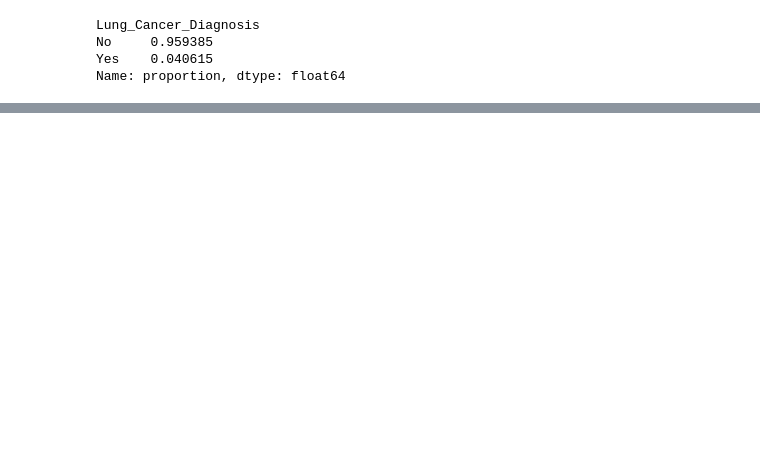
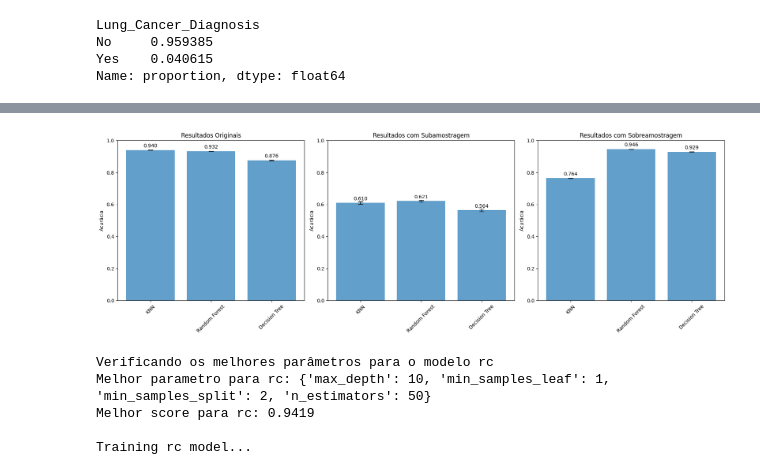
Before and after one commit to ademspr/fiap-ai-tech-challenge-01, a Jupyter notebook: notebooks/tech-challenger-01-model.ipynb, the cells around one changed output, grey strips where cells are left out. Drawn from its saved outputs; the diff is of its cells as text; code cells hidden in the pictures; blank space fills up the shorter version.

```diff
--- a/notebooks/tech-challenger-01-model.ipynb
+++ b/notebooks/tech-challenger-01-model.ipynb
@@ -324,0 +200,3 @@ print(y_test.value_counts())
+# %%
+# Dividindo o dataset em treino e teste
+X_train, X_test, y_train, y_test = train_test_split(X, y, test_size=0.3, stratify=y, random_state=42)
@@ -324,0 +218,5 @@ print(y_test.value_counts())
+# %%
+from imblearn.over_sampling import RandomOverSampler
+ros = RandomOverSampler(shrinkage=0.1)
+
+x_train_ros, y_train_ros = ros.fit_resample(X, y)
@@ -324,0 +242,11 @@ print(y_test.value_counts())
+# %%
+print("Avaliando Resultados:")
+
+print("Original:")
+results_original = evaluate_models(X_train, y_train)
+print("\n")
+print("Com Amostragem Subamostrada")
+results_rus = evaluate_models(x_train_rus, y_train_rus)
+print("\n")
+print("Com Amostragem Sobreamostrada")
+results_ros = evaluate_models(x_train_ros, y_train_ros)
@@ -324,0 +271,27 @@ print(y_test.value_counts())
+# %%
+fig, axes = plt.subplots(1, 3, figsize=(18, 6))
+
+def plot_cv_results(results, title, ax):
+    models = list(results.keys())
+    means = [results[model]['mean_accuracy'] for model in models]
+    stds = [results[model]['std_accuracy'] for model in models]
+
+    bars = ax.bar(models, means, yerr=stds, capsize=5, alpha=0.7)
+    ax.set_title(title)
+    ax.set_ylabel('Acurácia')
+    ax.set_ylim(0, 1)
+    ax.tick_params(axis='x', rotation=45)
+
+    # Adicionar valores nas barras
+    for bar, mean in zip(bars, means):
+        ax.text(bar.get_x() + bar.get_width()/2, bar.get_height() + 0.01,
+                f'{mean:.3f}', ha='center', va='bottom')
+
+plot_cv_results(results_original, 'Resultados Originais', axes[0])
+plot_cv_results(results_rus, 'Resultados com Subamostragem', axes[1])
+plot_cv_results(results_ros, 'Resultados com Sobreamostragem', axes[2])
+
+plt.tight_layout()
+plt.show()
+# %% [output]
+[figure, added]
@@ -324,0 +335,26 @@ print(y_test.value_counts())
+# %%
+training_model = models_params[traning_model_name]
+
+
+print(f"Verificando os melhores parâmetros para o modelo {traning_model_name}")
+grid_search = GridSearchCV(estimator=training_model['model'],
+                            param_grid=training_model['params'],
+                            scoring=make_scorer(accuracy_score),
+                            cv=5,
+                            n_jobs=4)
+grid_search.fit(training_model['data'], y_train)
+best_model = {
+    'model': grid_search.best_estimator_,
+    'best_params': grid_search.best_params_,
+    'best_score': grid_search.best_score_
+}
+
+print(f"Melhor parametro para {traning_model_name}: {grid_search.best_params_}")
+print(f"Melhor score para {traning_model_name}: {grid_search.best_score_:.4f}\n")
+print(f"Training {traning_model_name} model...")
+# %% [output]
+Verificando os melhores parâmetros para o modelo rc
+Melhor parametro para rc: {'max_depth': 10, 'min_samples_leaf': 1, 'min_samples_split': 2, 'n_estimators': 50}
+Melhor score para rc: 0.9419
+
+Training rc model...
```
Also changed, not shown: parts of 48 cells of this notebook.
